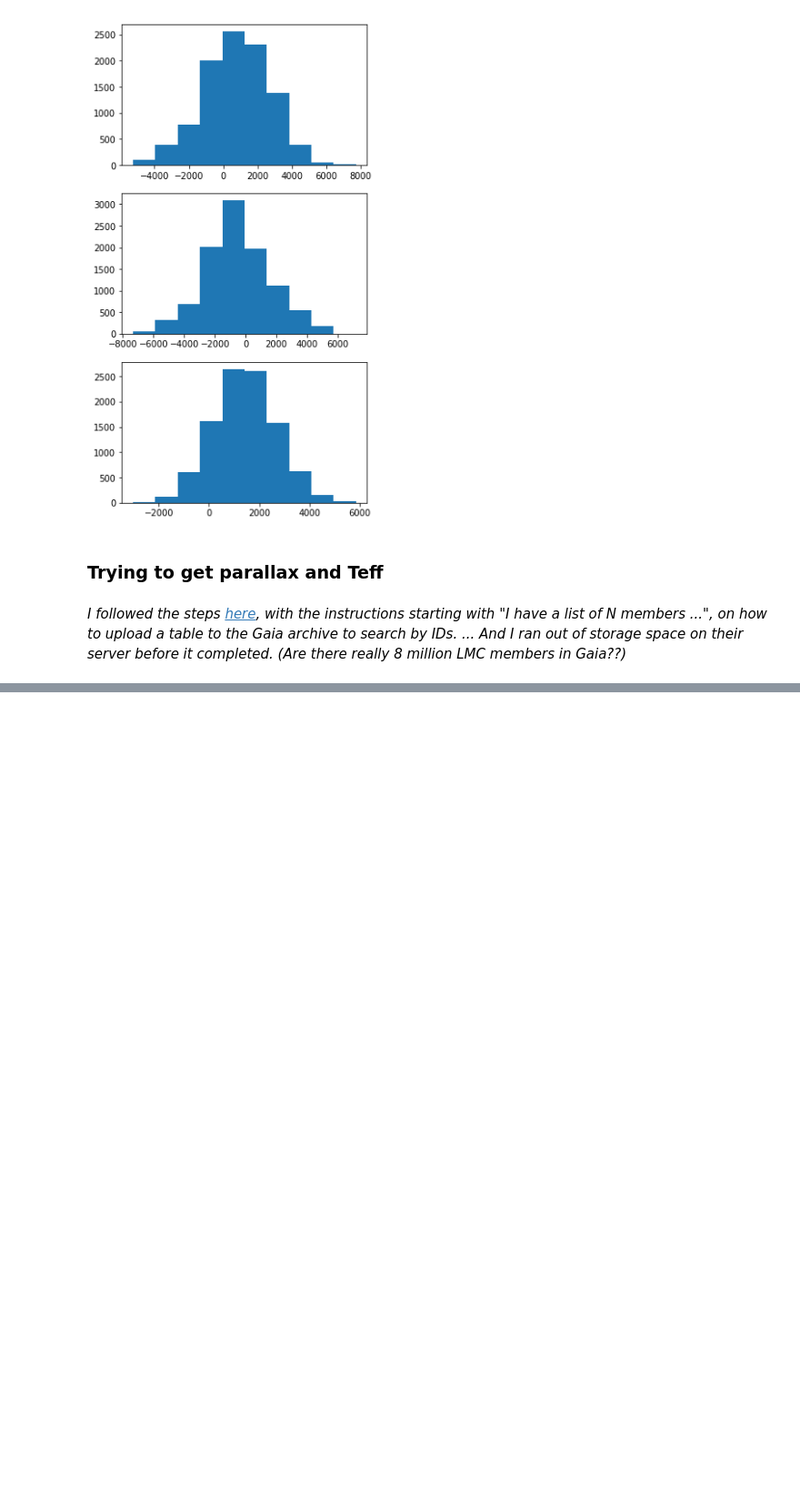
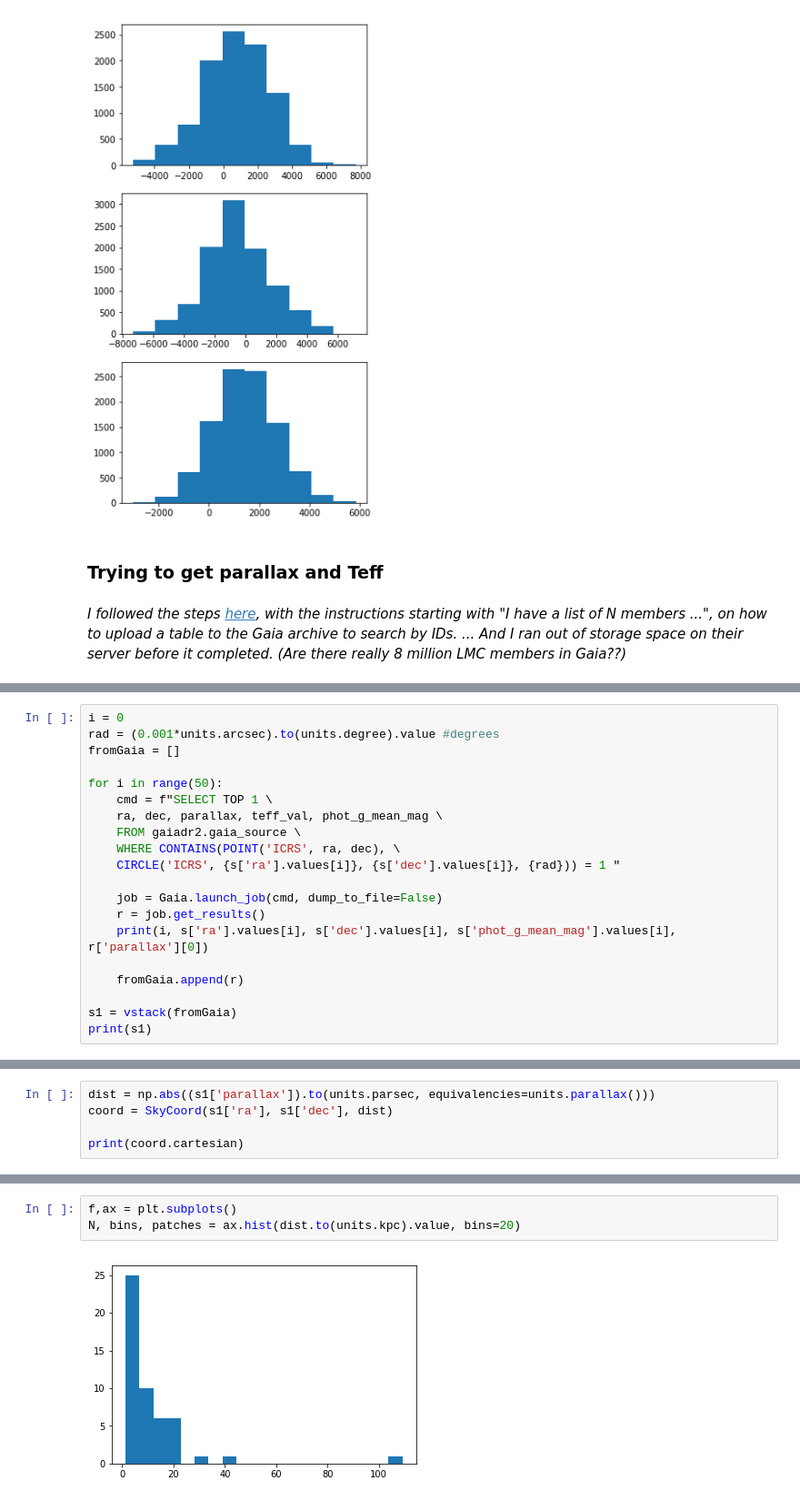
Before and after one commit to ageller/UniviewLMCGaia, a Jupyter notebook: rawdata/createLMC.ipynb, the cells around one changed output, grey strips where cells are left out. Shown at 91% size. Saved outputs shown, nothing was run; the diff lists cells and outputs as text; blank space fills up the shorter version.

Commit message:
trying to use Gaia parallax, no go

```diff
--- a/rawdata/createLMC.ipynb
+++ b/rawdata/createLMC.ipynb
@@ -118,0 +125,20 @@ N, bins, patches = ax3.hist(df['z'])
+# %%
+i = 0
+rad = (0.001*units.arcsec).to(units.degree).value #degrees
+fromGaia = []
+
+for i in range(50):
+    cmd = f"SELECT TOP 1 \
+    ra, dec, parallax, teff_val, phot_g_mean_mag \
+    FROM gaiadr2.gaia_source \
+    WHERE CONTAINS(POINT('ICRS', ra, dec), \
+    CIRCLE('ICRS', {s['ra'].values[i]}, {s['dec'].values[i]}, {rad})) = 1 "
+
+    job = Gaia.launch_job(cmd, dump_to_file=False)
+    r = job.get_results()
+    print(i, s['ra'].values[i], s['dec'].values[i], s['phot_g_mean_mag'].values[i], r['parallax'][0])
+
+    fromGaia.append(r)
+
+s1 = vstack(fromGaia)
+print(s1)
@@ -118,0 +169,5 @@ N, bins, patches = ax3.hist(df['z'])
+# %%
+dist = np.abs((s1['parallax']).to(units.parsec, equivalencies=units.parallax()))
+coord = SkyCoord(s1['ra'], s1['dec'], dist)
+
+print(coord.cartesian)
@@ -118,0 +192,5 @@ N, bins, patches = ax3.hist(df['z'])
+# %%
+f,ax = plt.subplots()
+N, bins, patches = ax.hist(dist.to(units.kpc).value, bins=20)
+# %% [output]
+[figure, added]
```
Also changed, not shown: parts of 7 cells of this notebook.
